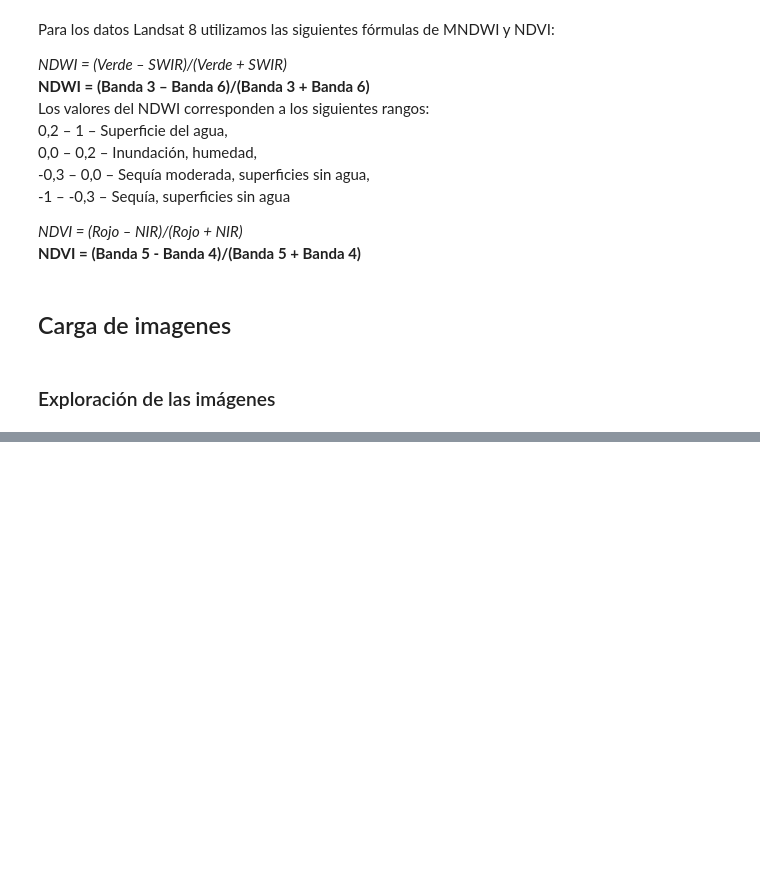
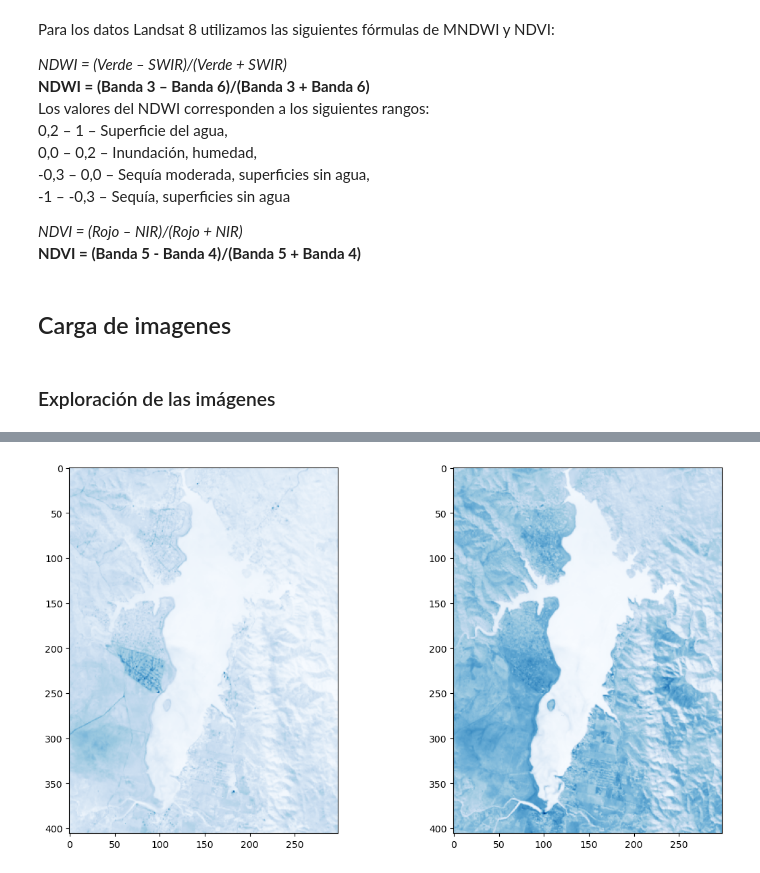
Before and after one commit to Mnzeballos/Trabajo_final_Tec-Int, a Jupyter notebook: Notas y código.ipynb, the cells around one changed output, grey strips where cells are left out. Drawn from its saved outputs; the diff is of its cells as text; code cells hidden in the pictures; blank space fills up the shorter version.

```diff
--- a/Notas y código.ipynb
+++ b/Notas y código.ipynb
@@ -117,0 +149,8 @@ Clipping input data to the valid range for imshow with RGB data ([0..1] for floa
+# %%
+#multiple band representation
+fig, (ax1, ax2) = plt.subplots(1, 2, figsize=(12, 6))
+plot.show(B4, ax=ax1, cmap='Blues')
+plot.show(B5, ax=ax2, cmap='Blues')
+fig.tight_layout()
+# %% [output]
+[figure, added]
```
Also changed, not shown: parts of 12 cells of this notebook.
